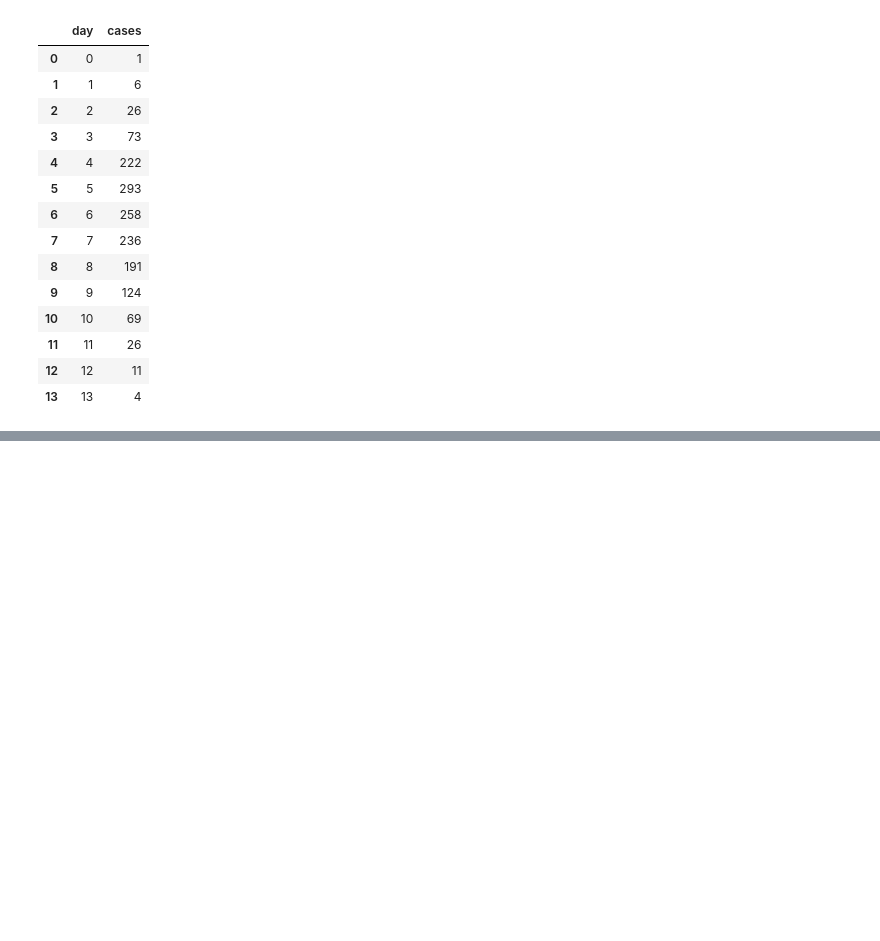
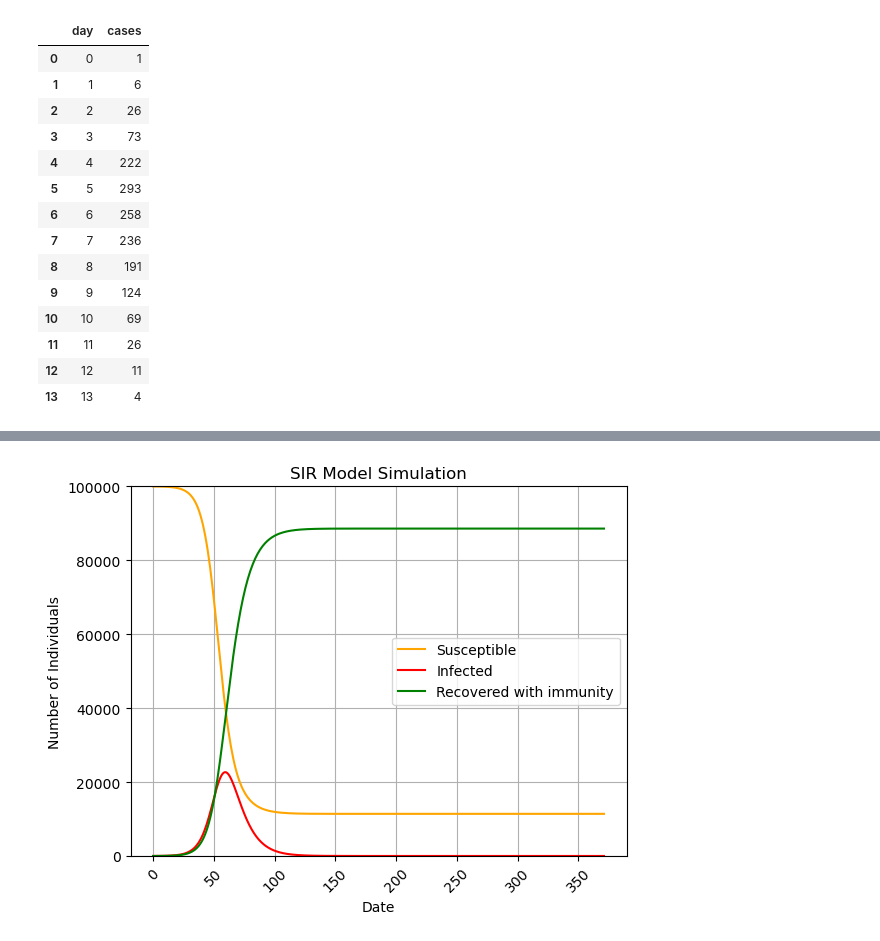
Before and after one commit to epibayes/covid-spatial-modeling, a Jupyter notebook: SIR_model.ipynb, the cells around one changed output, grey strips where cells are left out. Cells and saved outputs as stored; diff of their text form; code cells hidden in the pictures; blank space fills up the shorter version.

```diff
--- a/SIR_model.ipynb
+++ b/SIR_model.ipynb
@@ -62,0 +109,4 @@ df
+# %%
+michigan = pd.read_csv("michigan-history.csv")
+# reverse row order and reset index
+michigan = michigan.loc[::-1].reset_index(drop=True)
@@ -62,0 +142,38 @@ df
+# %%
+michigan['increase_positive'] = michigan['positive'].diff()
+michigan['increase_positive'].fillna(14, inplace=True) # the initial one.
+# %%
+# column positive = cases
+# N = 10077331 # Population, Census, April 1, 2020
+N = 100000
+
+# initial infected proportion
+p_I0 = 14.0 / N
+
+michigan['day_index'] = range(len(michigan))
+# %%
+# parameter values: https://jckantor.github.io/CBE30338/03.09-COVID-19.html
+R0 = 2.4
+t_infective = 5.1 + 3.3
+
+gamma = 1/t_infective
+beta = R0*gamma # transmission rate (beta) and recovery rate (gamma)
+
+sir = SIR_model(len(michigan), N, p_I0, beta, gamma)
+S, I, R = sir.simulate()
+
+# Plotting
+plt.figure()
+plt.grid()
+plt.title("SIR Model Simulation")
+plt.plot(michigan['day_index'], S, 'orange', label='Susceptible')
+plt.plot(michigan['day_index'], I, 'r', label='Infected')
+plt.plot(michigan['day_index'], R, 'g', label='Recovered with immunity')
+plt.xlabel('Date')
+plt.ylabel('Number of Individuals')
+plt.ylim([0, N])
+plt.legend()
+plt.xticks(rotation=45)  # Rotate dates for better visibility
+plt.show()
+# %% [output]
+[figure, added]
```
Also changed, not shown: parts of 15 cells of this notebook, 1 other file.
